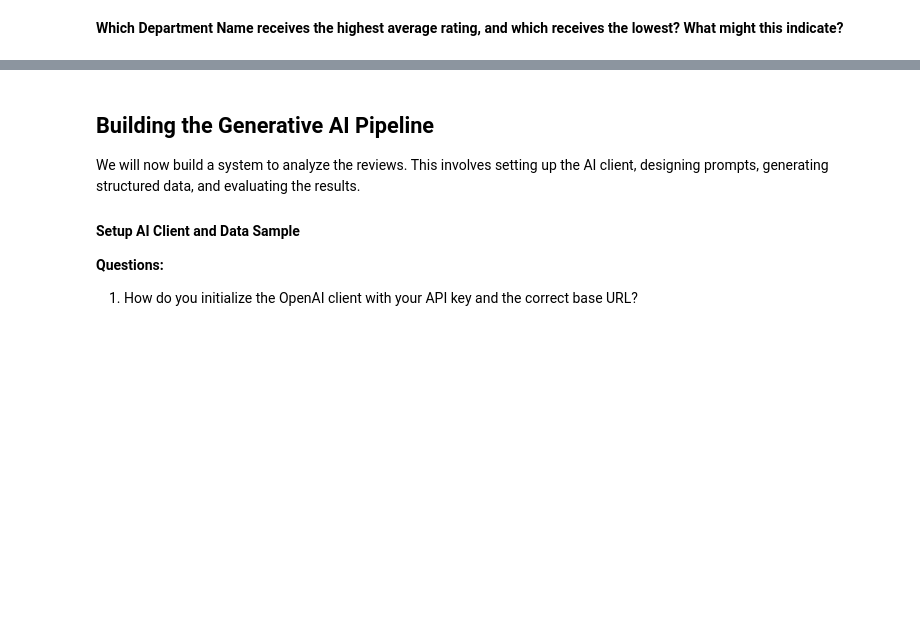
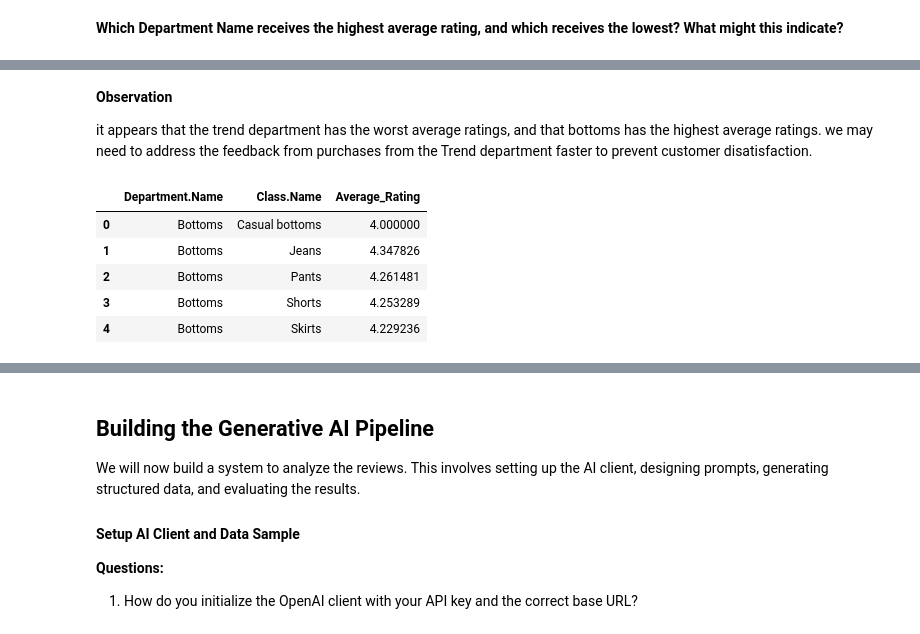
Before and after one commit to mikejoe144/MIT_Course_Capstone_Project, a Jupyter notebook: Real-Time_Retail_Feedback_Intelligence_Full_code.ipynb, the cells around one changed output, grey strips where cells are left out. Saved outputs shown, nothing was run; the diff lists cells and outputs as text; code cells hidden in the pictures; blank space fills up the shorter version.

```diff
--- a/Real-Time_Retail_Feedback_Intelligence_Full_code.ipynb
+++ b/Real-Time_Retail_Feedback_Intelligence_Full_code.ipynb
@@ -405,0 +419,18 @@ The product feedback appears to be left skewed. most reviews are positive. to pr
+# %% [markdown]
+**Observation**
+
+it appears that the trend department has the worst average ratings, and that bottoms has the highest average ratings. we may need to address the feedback from purchases from the Trend department faster to prevent customer disatisfaction.
+# %%
+# Group by Department and Class, calculate mean rating
+class_avg_rating = df.groupby(['Department.Name', 'Class.Name'])['Rating'].mean().reset_index()
+
+# Optional: rename column for clarity
+class_avg_rating.rename(columns={'Rating':'Average_Rating'}, inplace=True)
+class_avg_rating.head()
+# %% [output]
+|  | Department.Name | Class.Name | Average_Rating |
+| 0 | Bottoms | Casual bottoms | 4.000000 |
+| 1 | Bottoms | Jeans | 4.347826 |
+| 2 | Bottoms | Pants | 4.261481 |
+| 3 | Bottoms | Shorts | 4.253289 |
+| 4 | Bottoms | Skirts | 4.229236 |
```
Also changed, not shown: parts of 9 cells of this notebook.
